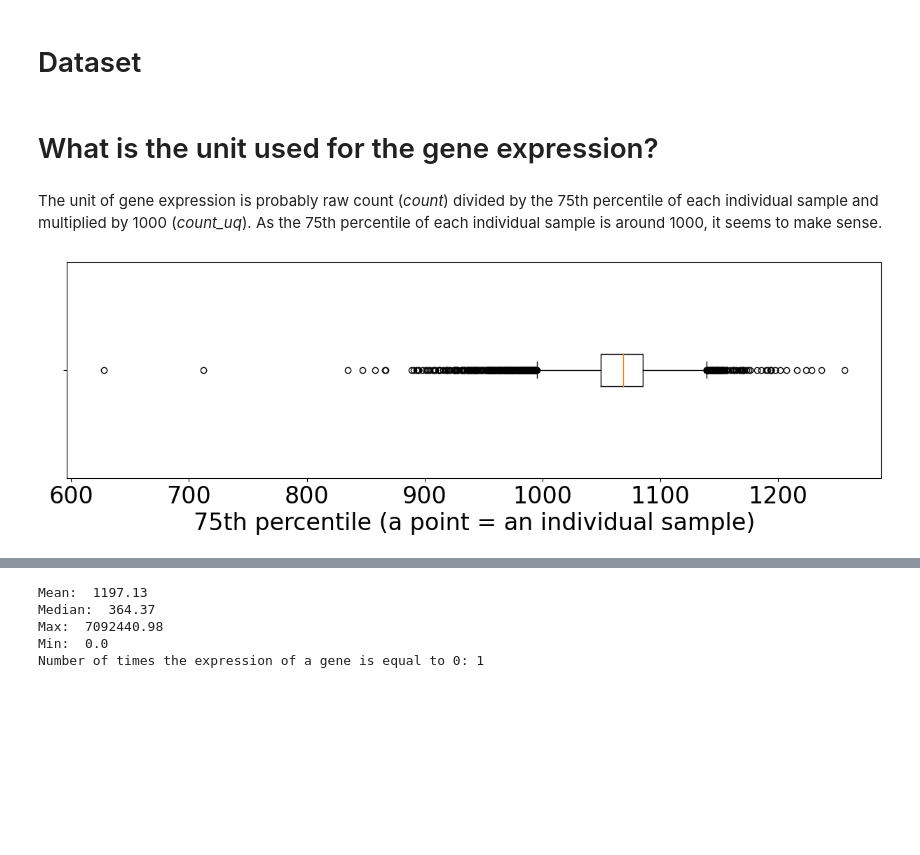
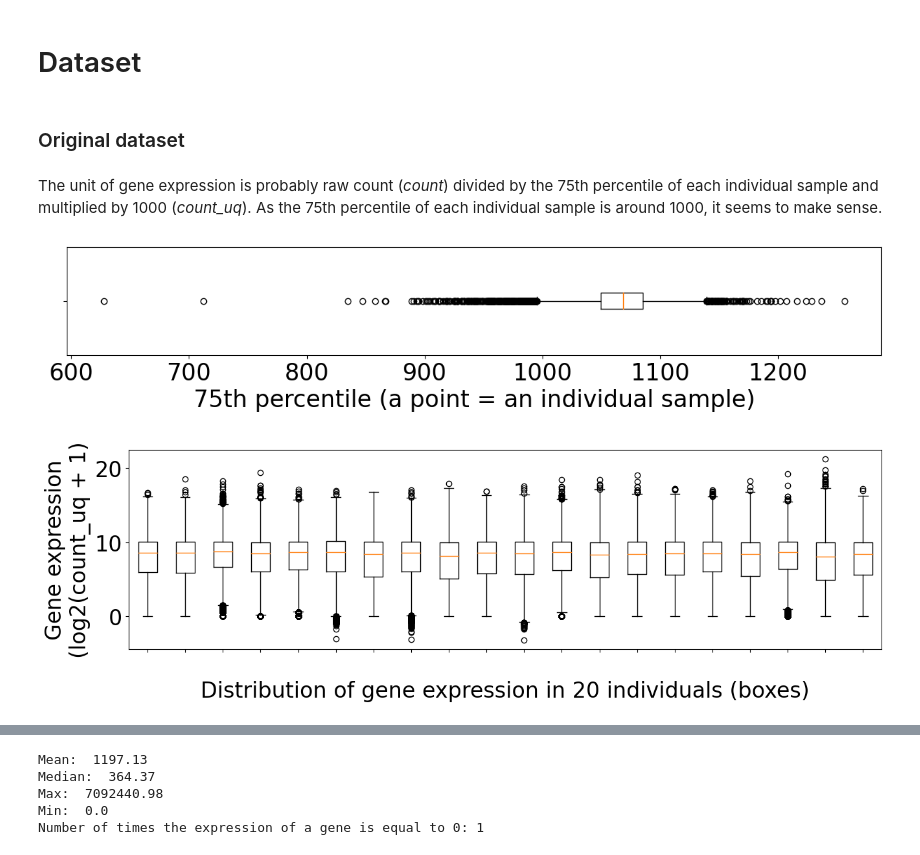
Before and after one commit to mbonto/XAI_in_genomics, a Jupyter notebook: Pancan/Data/Discover_gene_expression_data.ipynb, the cells around one changed output, grey strips where cells are left out. Cells and saved outputs as stored; diff of their text form; code cells hidden in the pictures; blank space fills up the shorter version.

```diff
--- a/Pancan/Data/Discover_gene_expression_data.ipynb
+++ b/Pancan/Data/Discover_gene_expression_data.ipynb
@@ -29,13 +27,24 @@ X, y, class_name, feat_name = load_data(data_path, name)
-# %% [markdown]
-# What is the unit used for the gene expression?
+# %% [markdown]
+### Original dataset
 # %% [markdown]
 The unit of gene expression is probably raw count (*count*) divided by the 75th percentile of each individual sample and multiplied by 1000 (*count_uq*). As the 75th percentile of each individual sample is around 1000, it seems to make sense.
-# %%
-percentile = np.percentile(X, 75, axis=1)
-plt.figure(figsize=(15, 4))
-plt.boxplot(percentile, vert=False)
-plt.yticks(color='w')
-plt.xlabel('75th percentile (a point = an individual sample)')
-plt.show()
-# %% [output]
-[figure, removed]
+# %%
+# Dataset
+X, y, class_name, feat_name = load_data(data_path, name,
+                                        weakly_expressed_genes_removed=False,
+                                        ood_samples_removed=False)
+
+# Percentile
+plt.figure(figsize=(15, 2))
+percentile = np.percentile(X, 75, axis=1)
+plt.boxplot(percentile, vert=False)
+plt.yticks(color='w')
+plt.xlabel('75th percentile (a point = an individual sample)')
+plt.show()
+
+# Boxplots
+ylabel = f'Gene expression\n(log2(count_uq + 1)'
+describe_random_individuals(np.log2(X + 1), ylabel)
+# %% [output]
+[figure, added]
+[figure, added]
```
Also changed, not shown: parts of 9 cells of this notebook, 11 other files.
